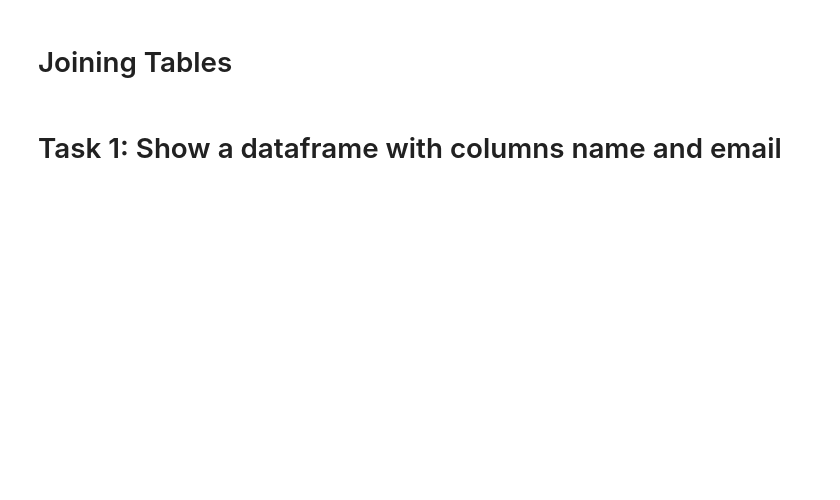
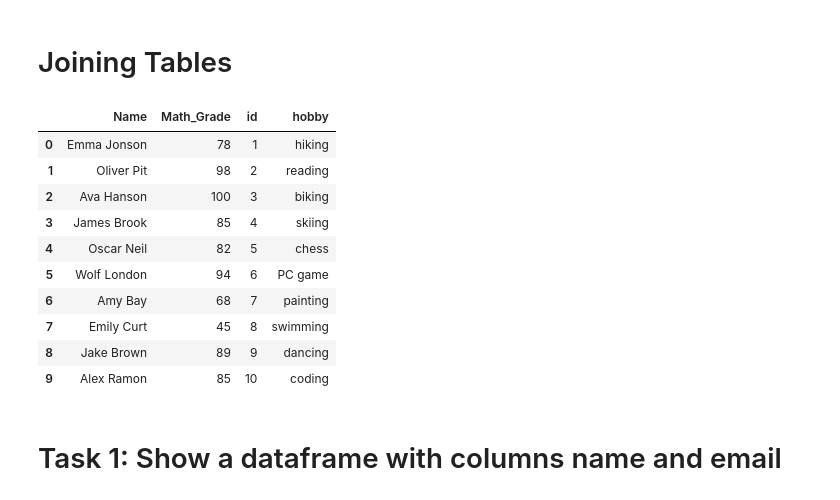
Before and after one commit to byambaa1982/python_cources_for_beginers, a Jupyter notebook: Mini Project 1/Pandas_4.ipynb, the cells around one changed output. Cells and saved outputs as stored; diff of their text form; code cells hidden in the pictures; blank space fills up the shorter version.

```diff
--- a/Mini Project 1/Pandas_4.ipynb
+++ b/Mini Project 1/Pandas_4.ipynb
@@ -26,7 +26,20 @@ data3 = {
 # %%
 df1 = pd.DataFrame(data1)
 df2 = pd.DataFrame(data2)
 df3 = pd.DataFrame(data3)
+df1
+# %% [output]
+|  | Name | Math_Grade | id | hobby |
+| 0 | Emma Jonson | 78 | 1 | hiking |
+| 1 | Oliver Pit | 98 | 2 | reading |
+| 2 | Ava Hanson | 100 | 3 | biking |
+| 3 | James Brook | 85 | 4 | skiing |
+| 4 | Oscar Neil | 82 | 5 | chess |
+| 5 | Wolf London | 94 | 6 | PC game |
+| 6 | Amy Bay | 68 | 7 | painting |
+| 7 | Emily Curt | 45 | 8 | swimming |
+| 8 | Jake Brown | 89 | 9 | dancing |
+| 9 | Alex Ramon | 85 | 10 | coding |
 # %% [markdown]
  # Task 1: Show a dataframe with columns name and email
 # %%
```
Also changed, not shown: parts of 7 cells of this notebook.
